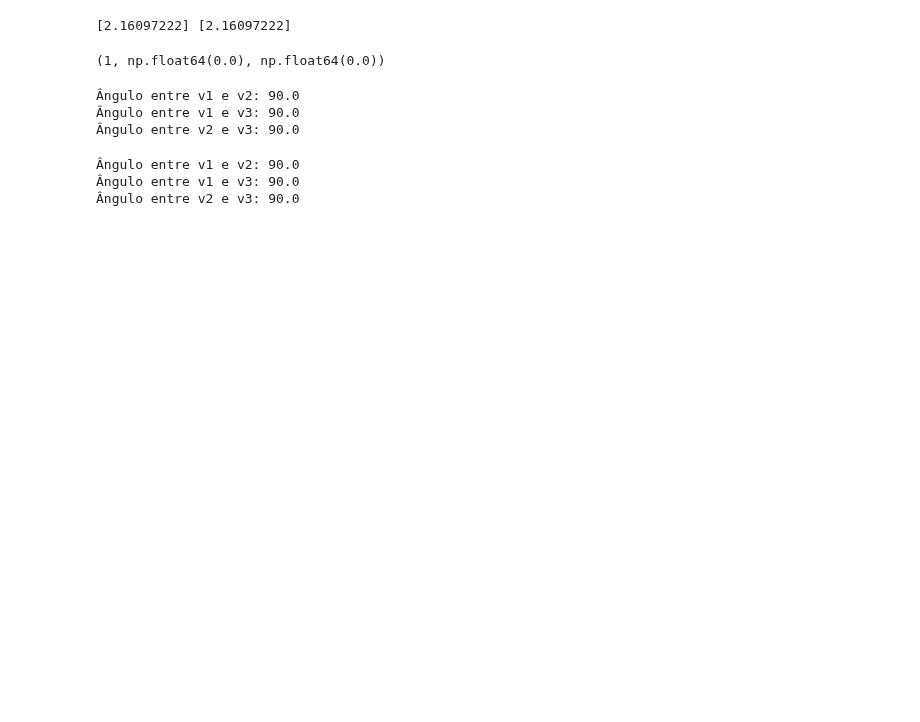
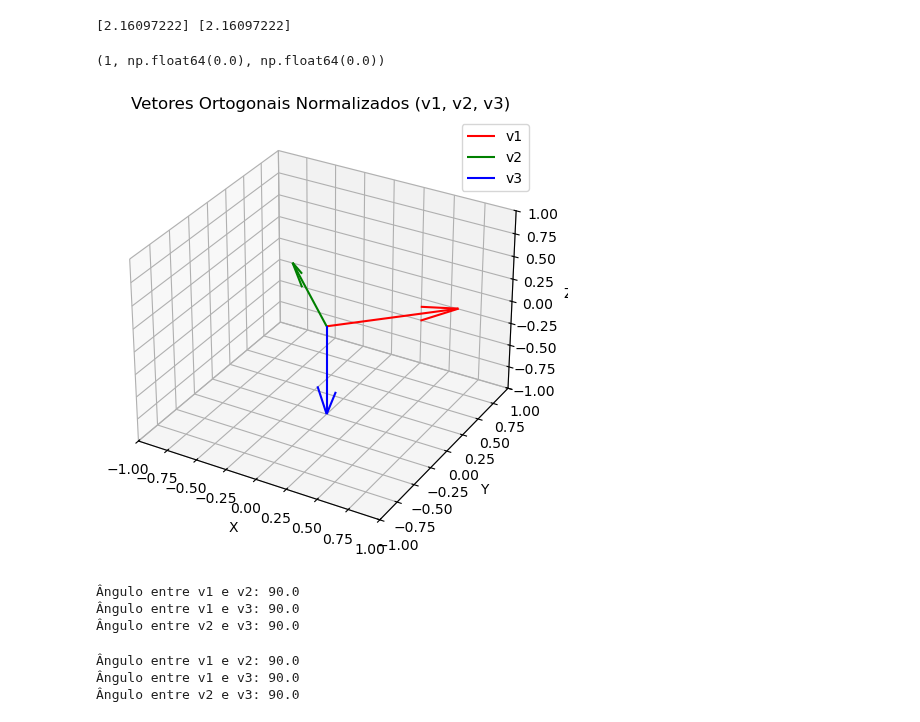
Before and after one commit to compgeolab/eqs-magnetic-spherical, a Jupyter notebook: code/geodetic-to-spherical.ipynb, the cells around one changed output. Drawn from its saved outputs; the diff is of its cells as text; code cells hidden in the pictures; blank space fills up the shorter version.

Commit message:
Add a tridimentional plot for easy compreension of the vectors positioning

```diff
--- a/code/geodetic-to-spherical.ipynb
+++ b/code/geodetic-to-spherical.ipynb
@@ -537,4 +513,47 @@ def angular_distance(vec_a, vec_b):
     cos_theta = dot_product / (magnitude_a * magnitude_b)
     theta = np.rad2deg(np.arccos(cos_theta))
     return theta
+# %%
+
+v1 = np.array([1, 1, 0])
+v2 = np.array([-1, 1, 0])
+v3 = np.array([0, 0, -1])
+
+
+v1_unit = v1 / np.linalg.norm(v1)
+v2_unit = v2 / np.linalg.norm(v2)
+v3_unit = v3 / np.linalg.norm(v3)
+
+
+fig = plt.figure()
+ax = fig.add_subplot(111, projection='3d')
+
+
+origin = np.zeros(3)
+
+
+ax.quiver(*origin, *v1_unit, color='r', label='v1', length=1)
+ax.quiver(*origin, *v2_unit, color='g', label='v2', length=1)
+ax.quiver(*origin, *v3_unit, color='b', label='v3', length=1)
+
+ax.set_xlim([-1, 1])
+ax.set_ylim([-1, 1])
+ax.set_zlim([-1, 1])
+ax.set_xlabel('X')
+ax.set_ylabel('Y')
+ax.set_zlabel('Z')
+ax.set_title('Vetores Ortogonais Normalizados (v1, v2, v3)')
+ax.legend()
+
+plt.tight_layout()
+plt.show()
+
+print("Ângulo entre v1 e v2:", angular_distance(v1, v2))  # 90.0
+print("Ângulo entre v1 e v3:", angular_distance(v1, v3))  # 90.0
+print("Ângulo entre v2 e v3:", angular_distance(v2, v3))  # 90.0
+# %% [output]
+[figure, added]
+Ângulo entre v1 e v2: 90.0
+Ângulo entre v1 e v3: 90.0
+Ângulo entre v2 e v3: 90.0
 # %%
@@ -549,17 +570,3 @@ print("Ângulo entre v2 e v3:", angular_distance(v2, v3))  # 90.0
 Ângulo entre v1 e v2: 90.0
 Ângulo entre v1 e v3: 90.0
 Ângulo entre v2 e v3: 90.0
-# %%
-sph_lat = 35
-geod_lat = 34
-v1_geod = spherical_to_geodetic(sph_lat,geod_lat, 1, 0,0)
-v2_geod = spherical_to_geodetic(sph_lat,geod_lat,0, 1,0)
-v3_geod = spherical_to_geodetic(sph_lat,geod_lat,0, 0,1)
-
-print("Ângulo entre v1 e v2:", angular_distance(v1_geod, v2_geod))  # 90.0
-print("Ângulo entre v1 e v3:", angular_distance(v1_geod, v3_geod))  # 90.0
-print("Ângulo entre v2 e v3:", angular_distance(v2_geod, v3_geod))  # 90.0
-# %% [output]
-Ângulo entre v1 e v2: 90.0
-Ângulo entre v1 e v3: 90.0
-Ângulo entre v2 e v3: 90.0
```
Also changed, not shown: parts of 5 cells of this notebook.
